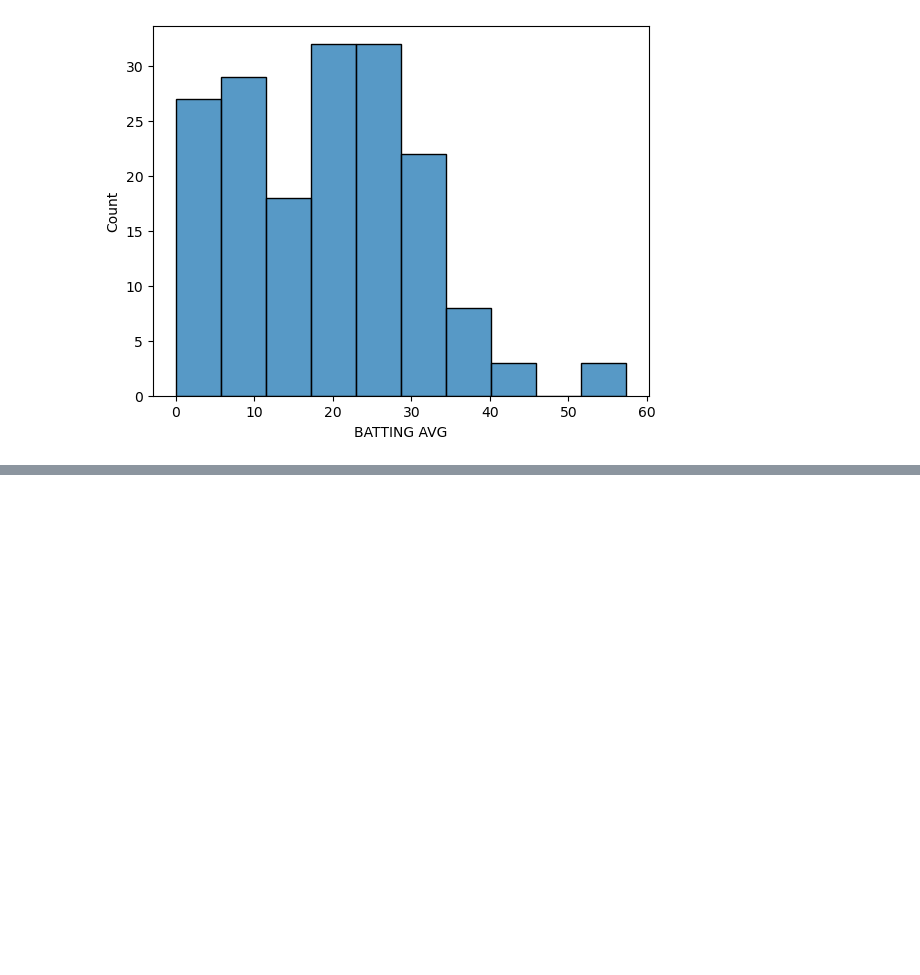
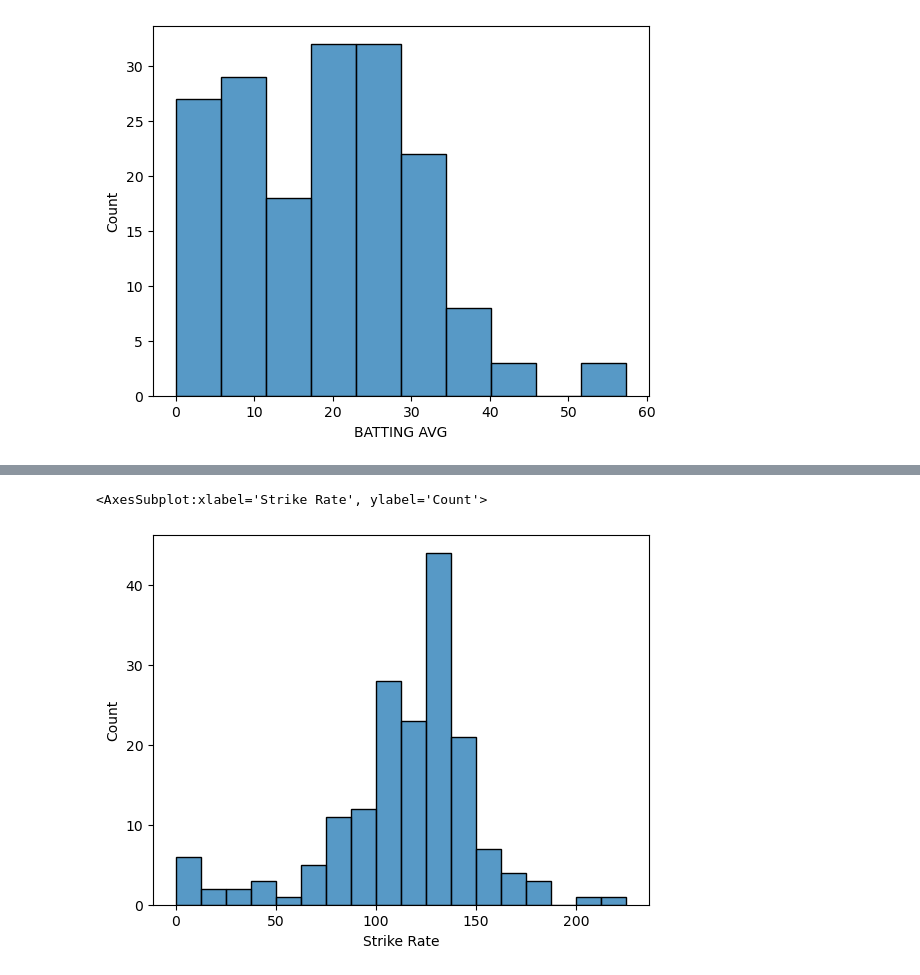
Before and after one commit to n8fury/MVP_Predictor-T20_Mens_Worldcup_2022, a Jupyter notebook: EDA(Exploratory Data Analysis).ipynb, the cells around one changed output, grey strips where cells are left out. Drawn from its saved outputs; the diff is of its cells as text; code cells hidden in the pictures; blank space fills up the shorter version.

```diff
--- a/EDA(Exploratory Data Analysis).ipynb
+++ b/EDA(Exploratory Data Analysis).ipynb
@@ -102,0 +109,6 @@ sns.histplot(df,x='BATTING AVG')
+# %%
+#histogram for numerical features plot_1
+sns.histplot(df,x='Strike Rate')
+# %% [output]
+<AxesSubplot:xlabel='Strike Rate', ylabel='Count'>
+[figure, added]
```
Also changed, not shown: parts of 1 cell of this notebook.
